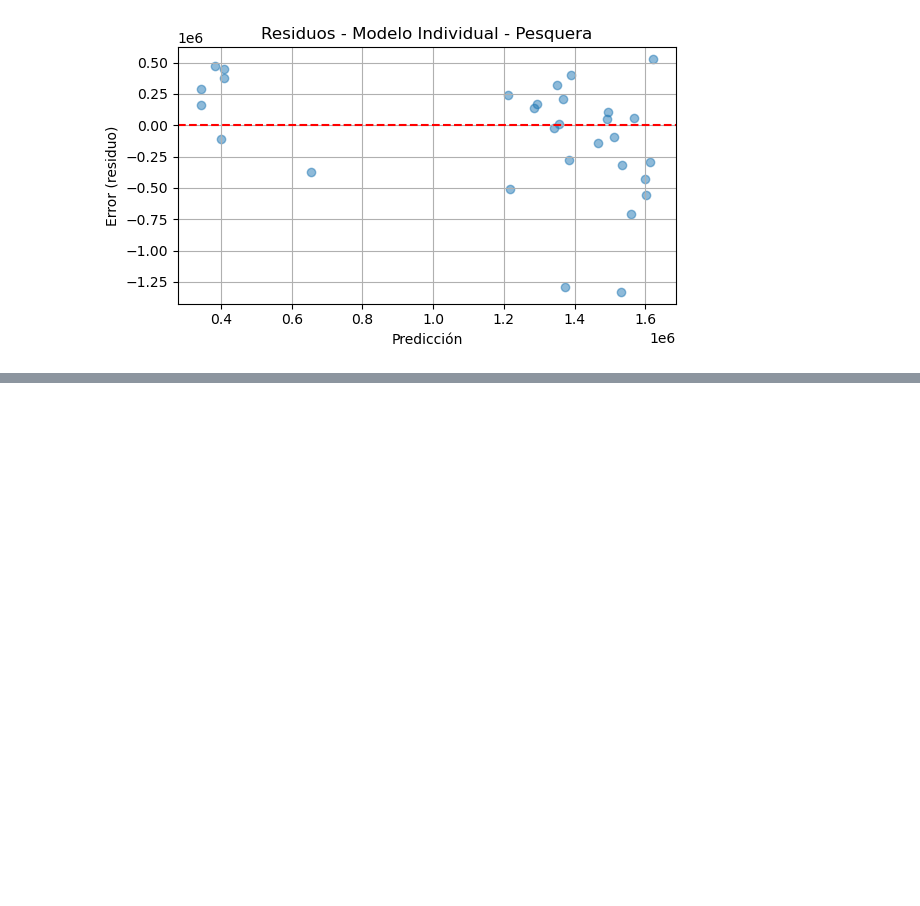
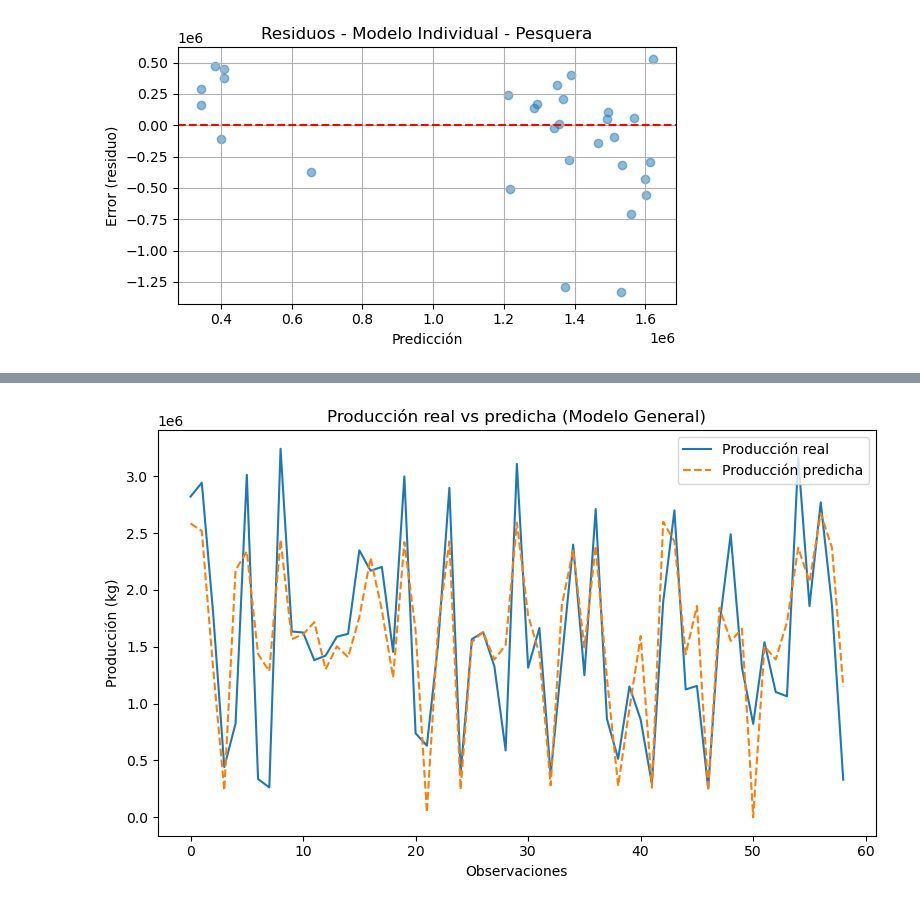
Before and after one commit to lunalucianoj/produccion-industrial-tdf, a Jupyter notebook: notebooks/01_exploracion_y_union_datasets.ipynb, the cells around one changed output, grey strips where cells are left out. Saved outputs shown, nothing was run; the diff lists cells and outputs as text; code cells hidden in the pictures; blank space fills up the shorter version.

```diff
--- a/notebooks/01_exploracion_y_union_datasets.ipynb
+++ b/notebooks/01_exploracion_y_union_datasets.ipynb
@@ -2466,0 +2491,12 @@ R²: 0.157
+# %%
+plt.figure(figsize=(8, 5))
+plt.plot(y_test_kg.values, label="Producción real")
+plt.plot(y_pred_kg, label="Producción predicha", linestyle='--')
+plt.title("Producción real vs predicha (Modelo General)")
+plt.xlabel("Observaciones")
+plt.ylabel("Producción (kg)")
+plt.legend()
+plt.tight_layout()
+plt.show()
+# %% [output]
+[figure, added]
```
Also changed, not shown: parts of 35 cells of this notebook.
